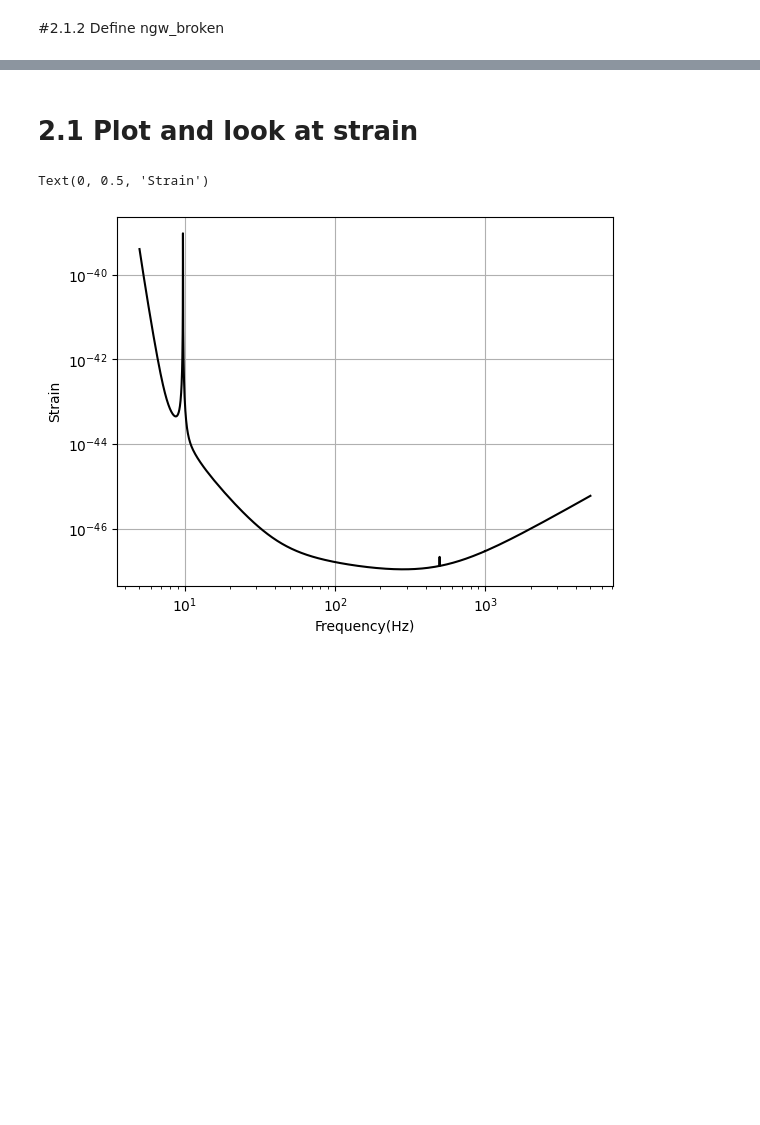
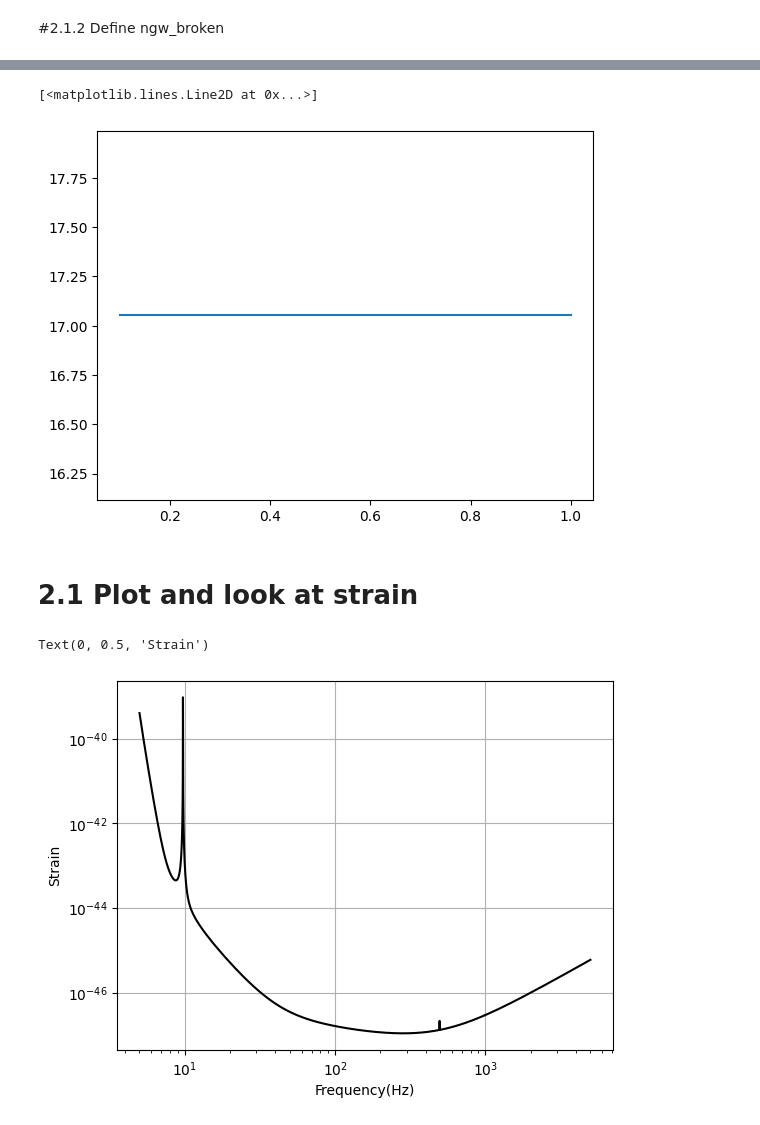
Before and after one commit to jerowen/mag_figures, a Jupyter notebook: Magnification_figures.ipynb, the cells around one changed output, grey strips where cells are left out. Saved outputs shown, nothing was run; the diff lists cells and outputs as text; code cells hidden in the pictures; blank space fills up the shorter version.

Commit message:
Add files via upload
Rewritten ngw in terms of m1 and M

```diff
--- a/Magnification_figures.ipynb
+++ b/Magnification_figures.ipynb
@@ -639,5 +596,5 @@ def dMdq(m1,q):
 # %%
-def ngw_peak(z,lamb,alph,mmin,dm,mmax,beta,mu_m,sigm_m,strain,rth):
+def ngw_peak_o(z,lamb,alph,mmin,dm,mmax,beta,mu_m,sigm_m,strain,rth):
   tau = 1
   pf = tau*Rgw(z)/(1+z) #prefactor term
   #double integral
@@ -686,4 +674,3 @@ def ngw_broken(z,alpha1,alpha2,mmin2,mmax2,dm2,b,strain,rth):
   int2 = g*qint
   res2 = np.sum((int2[1:]+int2[:-1])/2*dm1)
   return res2
-  return
@@ -690 +679,29 @@ def ngw_broken(z,alpha1,alpha2,mmin2,mmax2,dm2,b,strain,rth):
+# %%
+def ngw_broken(zlist,strain,rth):
+  #Broken model constants
+  alpha1 = 1.58
+  alpha2 = 5.59
+  mmin2 = 3.96
+  mmax2 = 87.14
+  beta2 = 1.40
+  dm2 = 4.83
+  b = 0.43
+  tau = 1
+  npoints = 1000
+
+  pf = tau*Rgw(zlist)/(1+zlist) #prefactor term
+
+  mclist = np.linspace(4,99,len(zlist))
+  dmc = np.diff(mclist)
+  phi = phi_broken(mclist,alpha1,alpha2,beta2,mmin,mmax,dm,b,npoints)
+  res = []
+  for z in zlist:
+    r0 = rho0(z,mclist,strain) #calculate rho0
+    theta = rth/r0 #calculate theta for rho0
+    s = 1 - calc_int_pdf(theta) #S(theta) = T(4) - T(theta) = 1 - T(theta)
+    f = phi*s
+    res.append(f)
+  res = np.array(res*pf)
+  out = np.sum((res[:,:1]+res[:,:-1])/2*dmc,axis=1)
+  return out
 # %% [markdown]
@@ -737,3 +709,14 @@ print(ngwpeak)
+# %%
+strain = np.loadtxt('https://dcc.ligo.org/public/0149/T1800044/005/aLIGODesign.txt')
+rth = 5
+zlist = np.linspace(0.1,1,101)
+ngwp = ngw_peak(zlist,strain,rth)
+ngwb = ngw_broken(zlist,strain,rth)
+
+plt.plot(zlist,ngwp)
+# %% [output]
+[<matplotlib.lines.Line2D at 0x...>]
+[figure, added]
 # %% [markdown]
 # 2.1 Plot and look at strain
 # %%
```
Also changed, not shown: parts of 16 cells of this notebook.
